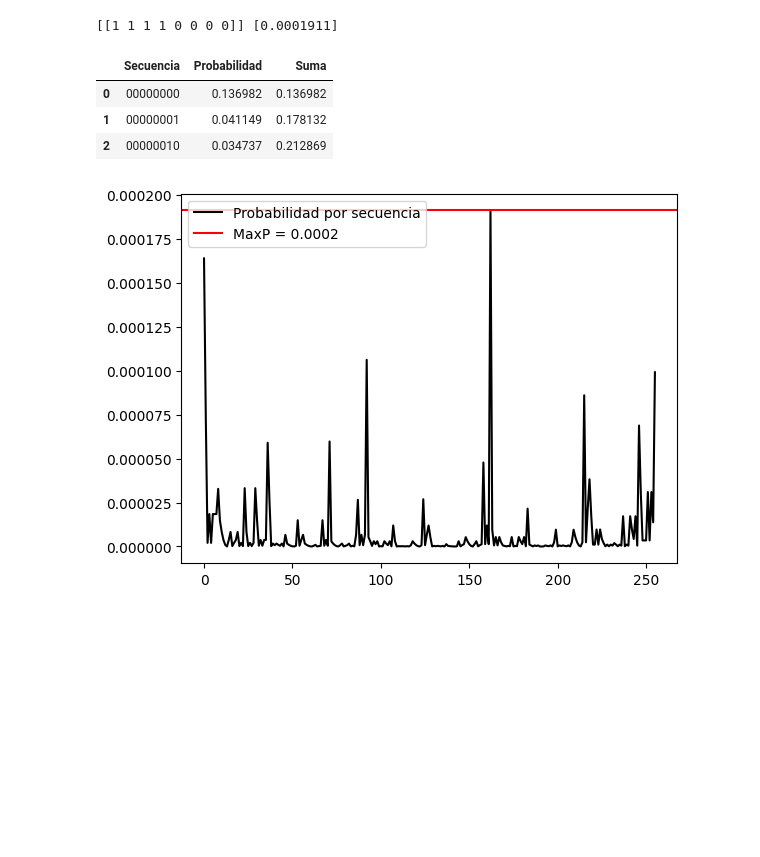
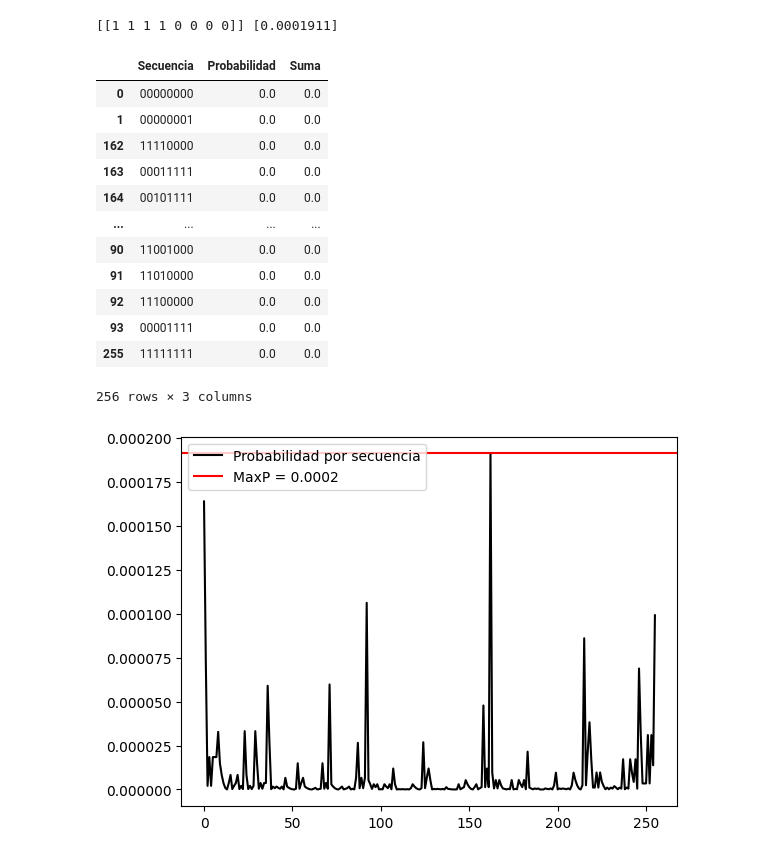
Before and after one commit to JSRV18/Dinosaurio-repository, a Jupyter notebook: Parcial3Dinosaurio.ipynb, the cells around one changed output. Saved outputs shown, nothing was run; the diff lists cells and outputs as text; code cells hidden in the pictures; blank space fills up the shorter version.

```diff
--- a/Parcial3Dinosaurio.ipynb
+++ b/Parcial3Dinosaurio.ipynb
@@ -180,39 +180,48 @@ print(HiddenStates[ii],P[ii])
 # %%
 #(c)
 import pandas as pd
+import numpy as np
+
+ObsStates = GetStates([0,1],8)
+Nobs = ObsStates.shape[0]
+PObs = np.zeros(Nobs)
 
 def data_20(ObsStates, PObs):
     t = 0
     for i in range(len(PObs)):
         t += PObs[i]
         if t >= 0.2:
             break
 
-    # Convertir las secuencias en cadenas de texto para que queden en una sola columna
     sequences = [''.join(map(str, seq)) for seq in ObsStates[:i+1]]
 
-    # Crear el DataFrame
     df = pd.DataFrame({
         'Secuencia': sequences,
         'Probabilidad': PObs[:i+1]
     })
 
-    # Ordenar por probabilidad en orden descendente
     df = df.sort_values(by='Probabilidad', ascending=False)
 
-    # Calcular la suma acumulada de las probabilidades
     df['Suma'] = df['Probabilidad'].cumsum()
 
     return df
 
-# Llamar a la función con los datos
 result_df = data_20(ObsStates, PObs)
 result_df
 # %% [output]
 |  | Secuencia | Probabilidad | Suma |
-| 0 | 00000000 | 0.136982 | 0.136982 |
-| 1 | 00000001 | 0.041149 | 0.178132 |
-| 2 | 00000010 | 0.034737 | 0.212869 |
+| 0 | 00000000 | 0.0 | 0.0 |
+| 1 | 00000001 | 0.0 | 0.0 |
+| 162 | 11110000 | 0.0 | 0.0 |
+| 163 | 00011111 | 0.0 | 0.0 |
+| 164 | 00101111 | 0.0 | 0.0 |
+| ... | ... | ... | ... |
+| 90 | 11001000 | 0.0 | 0.0 |
+| 91 | 11010000 | 0.0 | 0.0 |
+| 92 | 11100000 | 0.0 | 0.0 |
+| 93 | 00001111 | 0.0 | 0.0 |
+| 255 | 11111111 | 0.0 | 0.0 |
+256 rows × 3 columns
 # %%
 # d)
 plt.plot(P, color='k', label= 'Probabilidad por secuencia')
```
Also changed, not shown: parts of 12 cells of this notebook.
